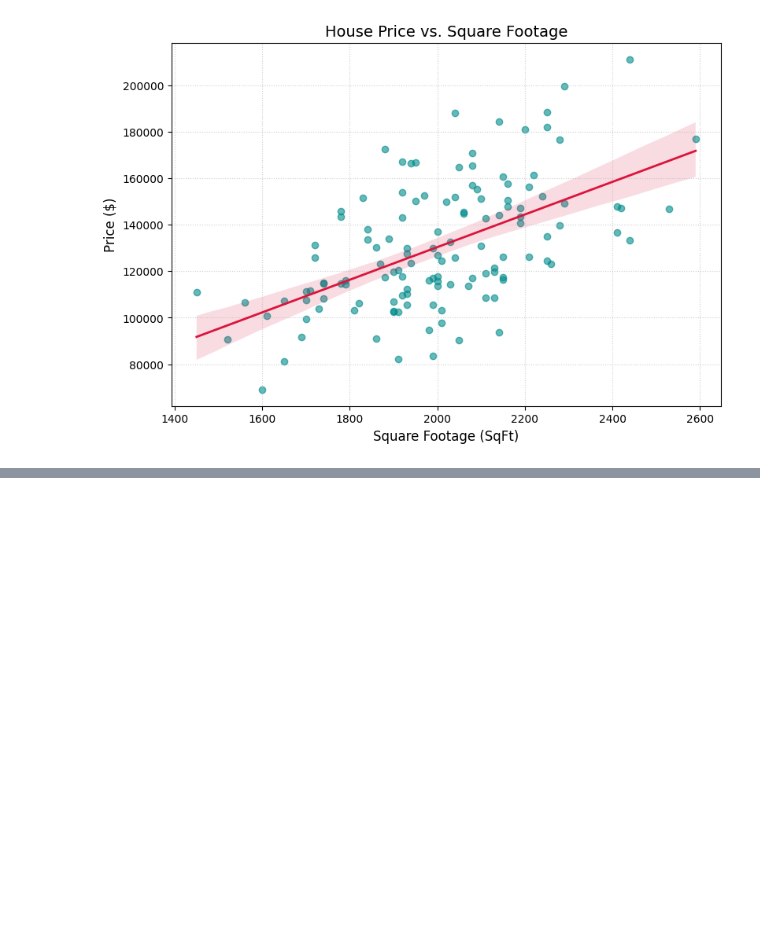
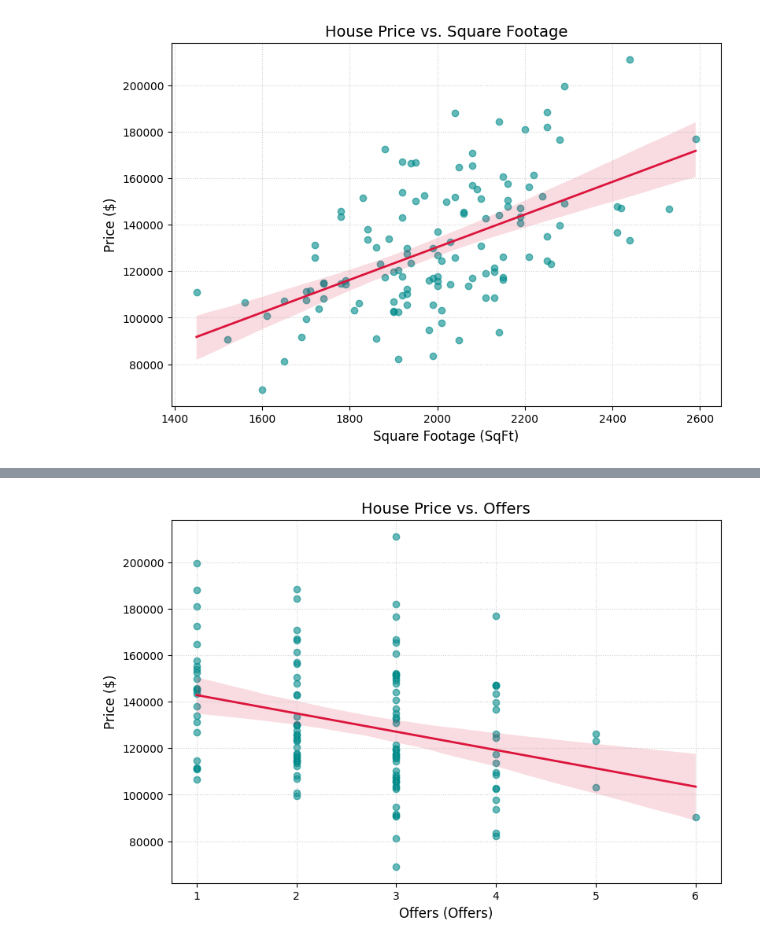
Before and after one commit to KoushikDas161/Linear-Regression, a Jupyter notebook: Lab_Linear_Regression.ipynb, the cells around one changed output, grey strips where cells are left out. Saved outputs shown, nothing was run; the diff lists cells and outputs as text; code cells hidden in the pictures; blank space fills up the shorter version.

```diff
--- a/Lab_Linear_Regression.ipynb
+++ b/Lab_Linear_Regression.ipynb
@@ -123,0 +154,15 @@ plt.show()
+# %%
+plt.figure(figsize=(9, 6))
+
+# Create a scatter plot with a linear regression trend line
+sns.regplot(data=df, x='Offers', y='Price',
+            scatter_kws={'alpha':0.6, 'color': 'darkcyan'},
+            line_kws={'color': 'crimson', 'linewidth': 2})
+
+plt.title('House Price vs. Offers', fontsize=14)
+plt.xlabel('Offers (Offers)', fontsize=12)
+plt.ylabel('Price ($)', fontsize=12)
+plt.grid(True, linestyle=':', alpha=0.6)
+plt.show()
+# %% [output]
+[figure, added]
```
Also changed, not shown: parts of 2 cells of this notebook.
